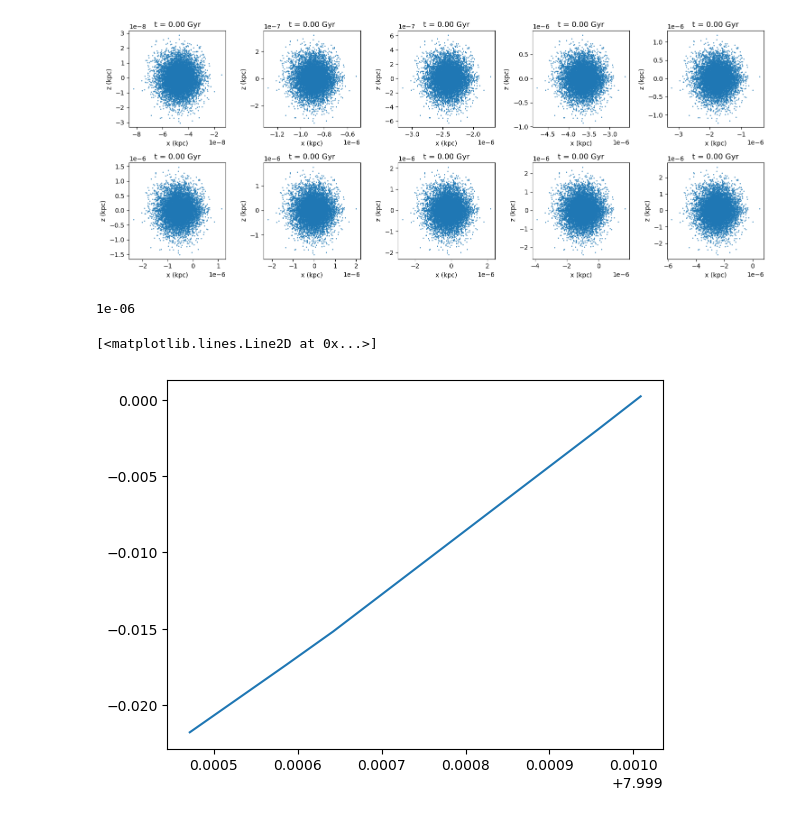
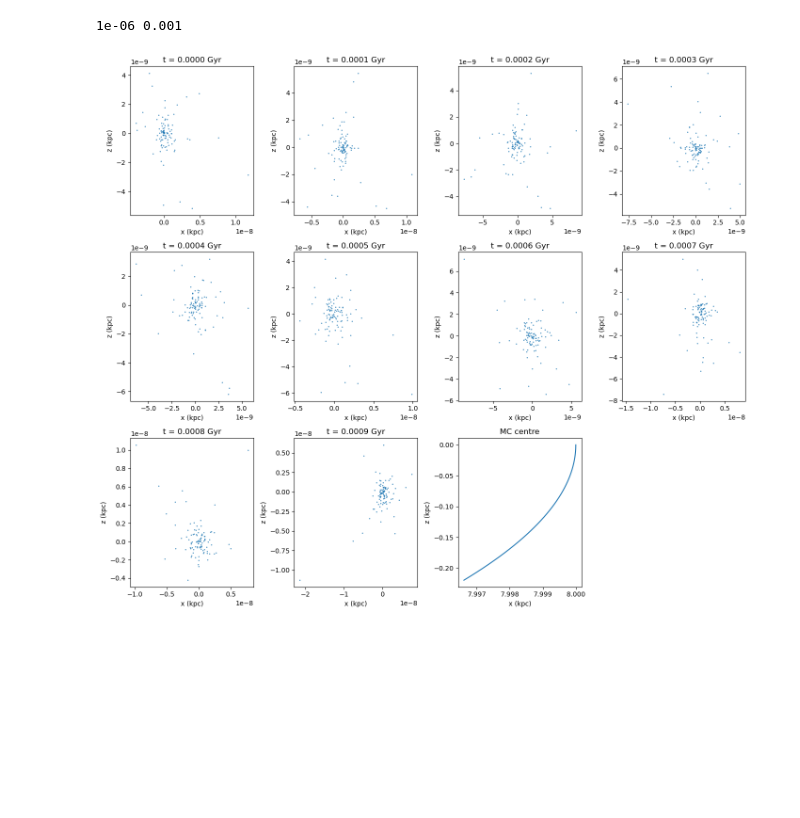
Before and after one commit to ananthukanilkumar/minicluster_tidal, a Jupyter notebook: hpc/tidal_timestep/viewer.ipynb, the cells around one changed output. Cells and saved outputs as stored; diff of their text form; code cells hidden in the pictures; blank space fills up the shorter version.

```diff
--- a/hpc/tidal_timestep/viewer.ipynb
+++ b/hpc/tidal_timestep/viewer.ipynb
@@ -13,38 +13,38 @@ for i,j in enumerate(files):
 # %%
 with h5py.File(files[0], 'r') as f:
     mcp_xv     = f['mcp_xv'][:]
     bound      = f['bound'][:]
     E_p        = f['E_p'][:]
     mc_xv      = f['mc_xv'][:]
     snap_times = f['snap_times'][:]
 
     mcp_mass        = f.attrs['mcp_mass']
     Nbody           = f.attrs['Nbody']
     simulation_time = f.attrs['simulation_time']
     tupd            = f.attrs['tupd']
     mc_mass         = f.attrs['mc_mass']
     mc_delta        = f.attrs['mc_delta']
     mc_radius       = f.attrs['mc_radius']
     mc_radius_char  = f.attrs['mc_radius_char']
     mc_density_char = f.attrs['mc_density_char']
     mc_concentration= f.attrs['mc_concentration']
+fig, axes = plt.subplots(3, 4, figsize=(14, 12))
+for i, ax in enumerate(axes.flat):
+    if i < 10:
+        ax.scatter(mcp_xv[i, :, 0], mcp_xv[i, :, 2], s=0.5)
+        ax.set_title(f't = {snap_times[i]:.4f} Gyr')
+        ax.set_xlabel('x (kpc)')
+        ax.set_ylabel('z (kpc)')
+    elif i == 10:
+        ax.plot(mc_xv[:, 0], mc_xv[:, 2])
+
+        ax.set_title('MC centre')
+        ax.set_xlabel('x (kpc)')
+        ax.set_ylabel('z (kpc)')
+    else:
+        ax.set_visible(False)
+plt.tight_layout()
+print(tupd,simulation_time)
+# %% [output]
+1e-06 0.001
+[figure, added]
-# %%
-fig, axes = plt.subplots(2, 5, figsize=(15, 6))
-
-for i, ax in enumerate(axes.flat):
-    ax.scatter(mcp_xv[i, :, 0], mcp_xv[i, :, 2], s=0.5)
-    ax.set_title(f't = {snap_times[i]:.2f} Gyr')
-    ax.set_xlabel('x (kpc)')
-    ax.set_ylabel('z (kpc)')
-
-plt.tight_layout()
-plt.show()
-print(tupd)
-# %% [output]
-[figure, removed]
-1e-06
-# %%
-plt.plot(mc_xv[:,0], mc_xv[:,2])
-# %% [output]
-[<matplotlib.lines.Line2D at 0x...>]
-[figure, removed]
```
Also changed, not shown: parts of 5 cells of this notebook, 48 other files.
